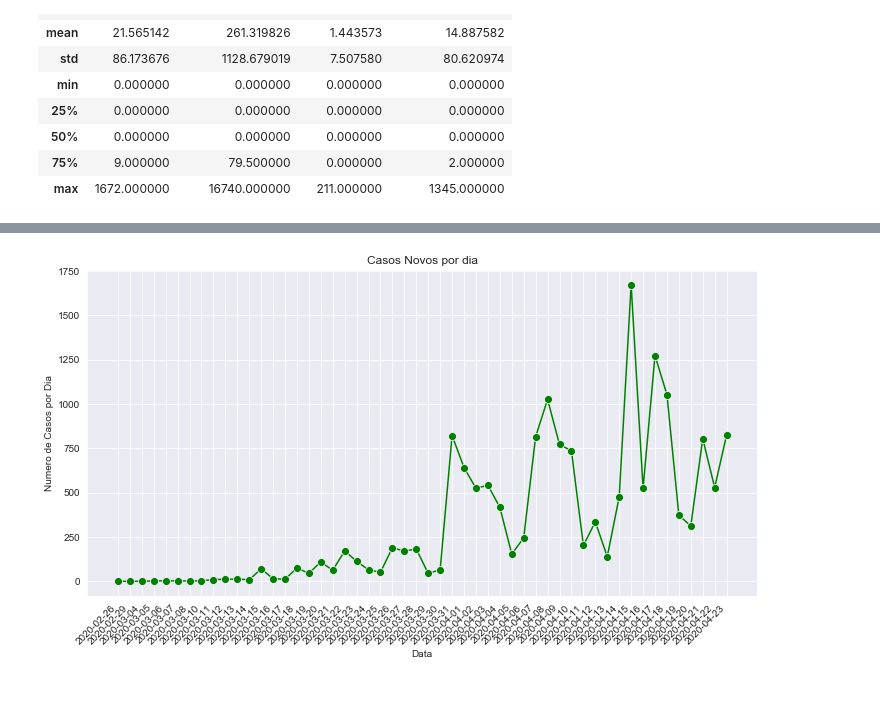
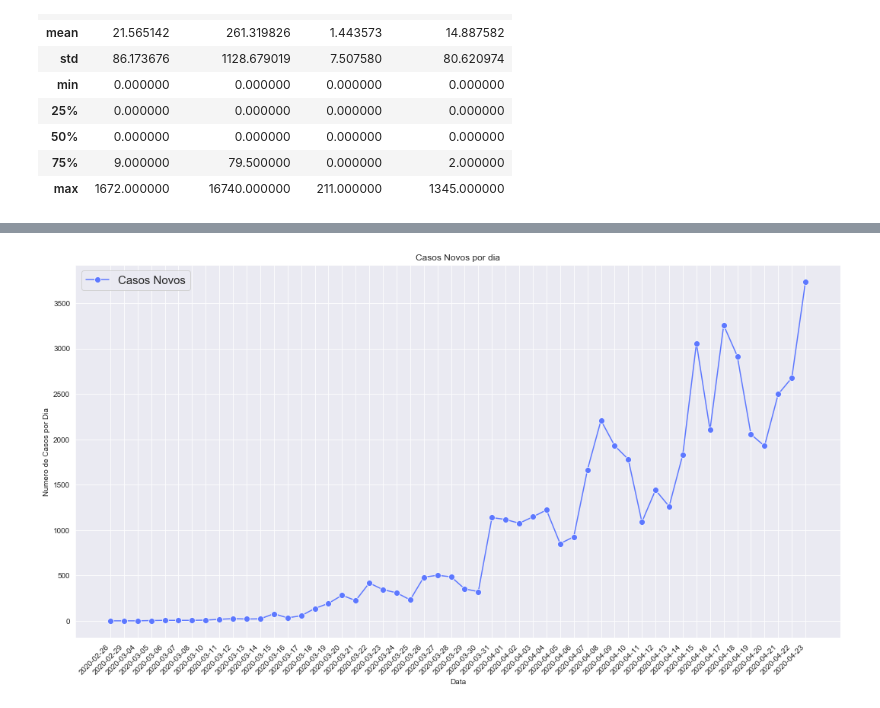
Before and after one commit to Rafaelcerq28/Analise_Covid-19, a Jupyter notebook: Visualização COVID-19.ipynb, the cells around one changed output, grey strips where cells are left out. Saved outputs shown, nothing was run; the diff lists cells and outputs as text; code cells hidden in the pictures.

```diff
--- a/Visualização COVID-19.ipynb
+++ b/Visualização COVID-19.ipynb
@@ -10,7 +10,7 @@ import numpy as np
 import matplotlib.pyplot as plt
 import seaborn as sns
 # %%
-cv = pd.read_csv('arquivo_geral.csv',sep=';')
+cv = pd.read_csv('datasets/arquivo_geral.csv',sep=';')
 # %%
 cv.head()
 # %% [output]
@@ -104,10 +115,12 @@ total_casos_por_regiao = cv.groupby('regiao')[['estado','casosNovos']].sum().sor
 total_casos_por_regiao.columns = ['Casos Novos']
 
 print(total_casos_por_regiao)
+#Aumentar tamanho da legenda
+plt.rcParams['legend.fontsize'] = 10
 
 total_casos_por_regiao.plot(kind='pie',subplots=True,figsize=(8,8),cmap='viridis')
 plt.title('Casos por Região')
-plt.xlabel('Casos Novos')
+
 plt.show()
 # %% [output]
               Casos Novos
@@ -120,0 +134,13 @@ Centro-Oeste         1823
+# %%
+#Fazer grafico de Obitos por região
+total_casos_por_regiao = cv.groupby('regiao')[['estado','obitosNovos']].sum().sort_values(by='obitosNovos',ascending=False)
+total_casos_por_regiao.columns = ['Obitos Novos']
+
+print(total_casos_por_regiao)
+#Aumentar tamanho da legenda
+plt.rcParams['legend.fontsize'] = 10
+
+total_casos_por_regiao.plot(kind='pie',subplots=True,figsize=(8,8),cmap='autumn')
+plt.title('Casos por Região')
+
+plt.show()
@@ -121,15 +156,19 @@ Centro-Oeste         1823
 # %%
-#Fazer grafico de casos por dia
-casosNovos = cv_sp[cv_sp['casosNovos'] >= 1]['casosNovos']
-plt.figure(figsize=(12,6))
-sns.lineplot(x='data',y=casosNovos,data=cv_sp,marker='o',markersize=8,color='green')
+#TESTE DE IMPRESSÃO DO GRAFICO (Casos Novos por dia)
 
+plt.figure(figsize=(18,9))
+sns.lineplot(x='data',y=df_por_data[df_por_data['casosNovos'] > 0]['casosNovos'],data=df_por_data,marker='o',
+             markersize=8,color='#5D78FF',label='Casos Novos')
+#Inclina a escala
 plt.xticks(rotation=45, horizontalalignment='right')
 plt.title('Casos Novos por dia')
 plt.ylabel('Numero de Casos por Dia')
 plt.xlabel('Data')
 
+#Aumentar tamanho da legenda
+plt.rcParams['legend.fontsize'] = 15
+plt.legend()
 
 plt.show()
 # %% [output]
-[figure, old version]
+[figure, new version]
```
Also changed, not shown: parts of 23 cells of this notebook, 9 other files.
